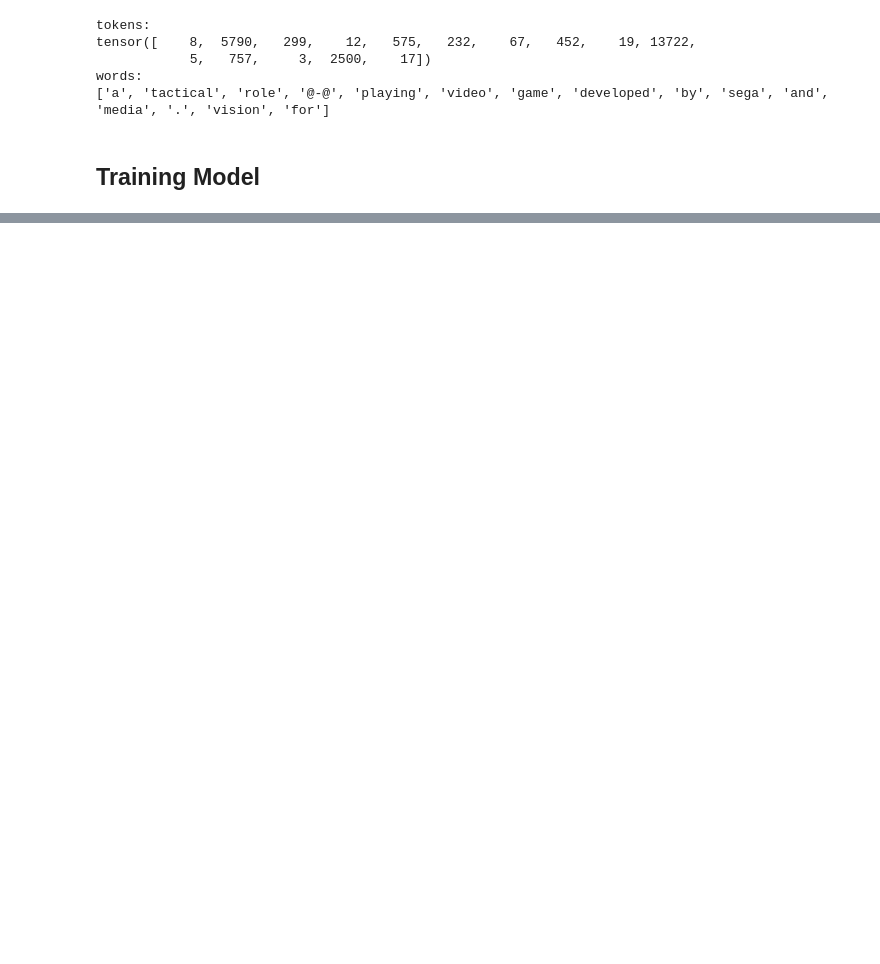
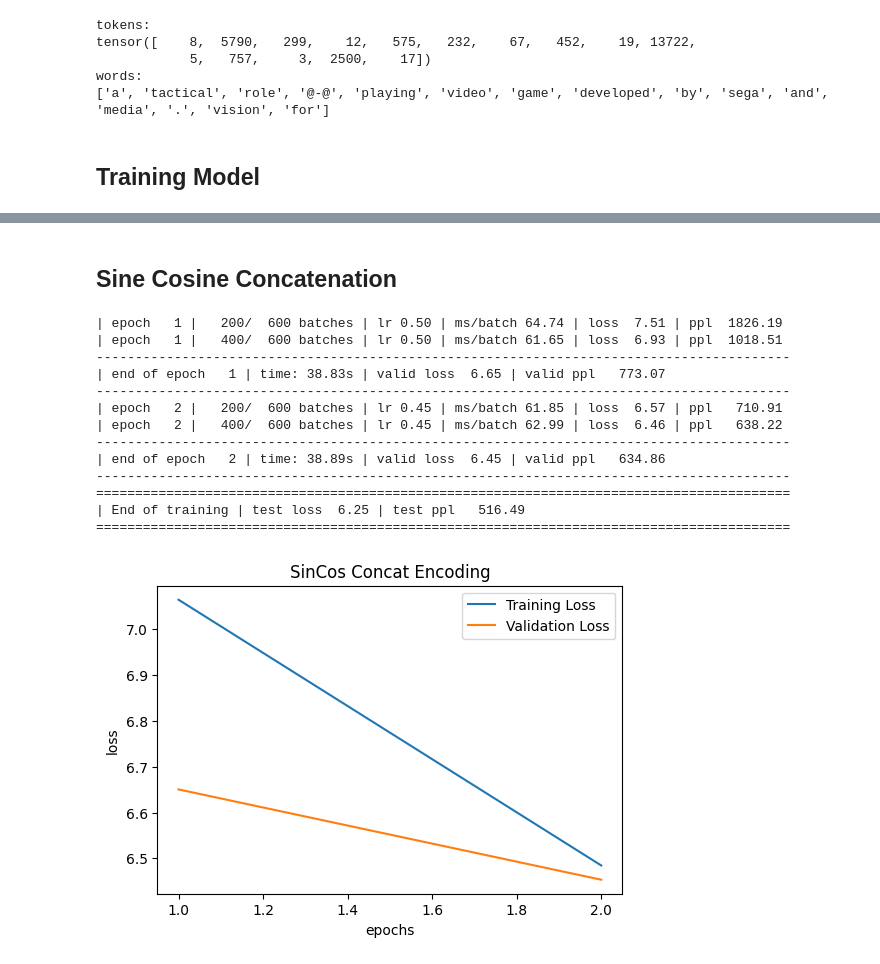
Before and after one commit to rogerioagjr/ee148-positional_encoder, a Jupyter notebook: homework.ipynb, the cells around one changed output, grey strips where cells are left out. Drawn from its saved outputs; the diff is of its cells as text; code cells hidden in the pictures; blank space fills up the shorter version.

Commit message:
included concat and learned embeddings in homework

```diff
--- a/homework.ipynb
+++ b/homework.ipynb
@@ -90,0 +112,2 @@ utils.train(model, train_data, val_data, test_data, n_tokens, n_epochs, criterio
+# %% [markdown]
+## Sine Cosine Concatenation
@@ -90,0 +159,28 @@ utils.train(model, train_data, val_data, test_data, n_tokens, n_epochs, criterio
+# %%
+text_encoder = SinCosConcatTextEncoder
+pos_encoder = SinCosConcatPosEncoder
+n_tokens = len(vocab)
+
+model = models.TransformerModel(text_encoder, pos_encoder, n_tokens=n_tokens).to(device)
+
+criterion = nn.CrossEntropyLoss()
+n_epochs = 2
+
+sincoscat_train_loss, sincoscat_val_loss, sincoscat_test_loss = utils.train(model, train_data, val_data, test_data, n_tokens, n_epochs, criterion, device)
+utils.plot_losses(title='SinCos Concat Encoding',
+                  losses={'Training Loss': sincoscat_train_loss, 'Validation Loss': sincoscat_val_loss})
+# %% [output]
+| epoch   1 |   200/  600 batches | lr 0.50 | ms/batch 64.74 | loss  7.51 | ppl  1826.19
+| epoch   1 |   400/  600 batches | lr 0.50 | ms/batch 61.65 | loss  6.93 | ppl  1018.51
+-----------------------------------------------------------------------------------------
+| end of epoch   1 | time: 38.83s | valid loss  6.65 | valid ppl   773.07
+-----------------------------------------------------------------------------------------
+| epoch   2 |   200/  600 batches | lr 0.45 | ms/batch 61.85 | loss  6.57 | ppl   710.91
+| epoch   2 |   400/  600 batches | lr 0.45 | ms/batch 62.99 | loss  6.46 | ppl   638.22
+-----------------------------------------------------------------------------------------
+| end of epoch   2 | time: 38.89s | valid loss  6.45 | valid ppl   634.86
+-----------------------------------------------------------------------------------------
+=========================================================================================
+| End of training | test loss  6.25 | test ppl   516.49
+=========================================================================================
+[figure, added]
```
Also changed, not shown: parts of 8 cells of this notebook, 2 other files.
